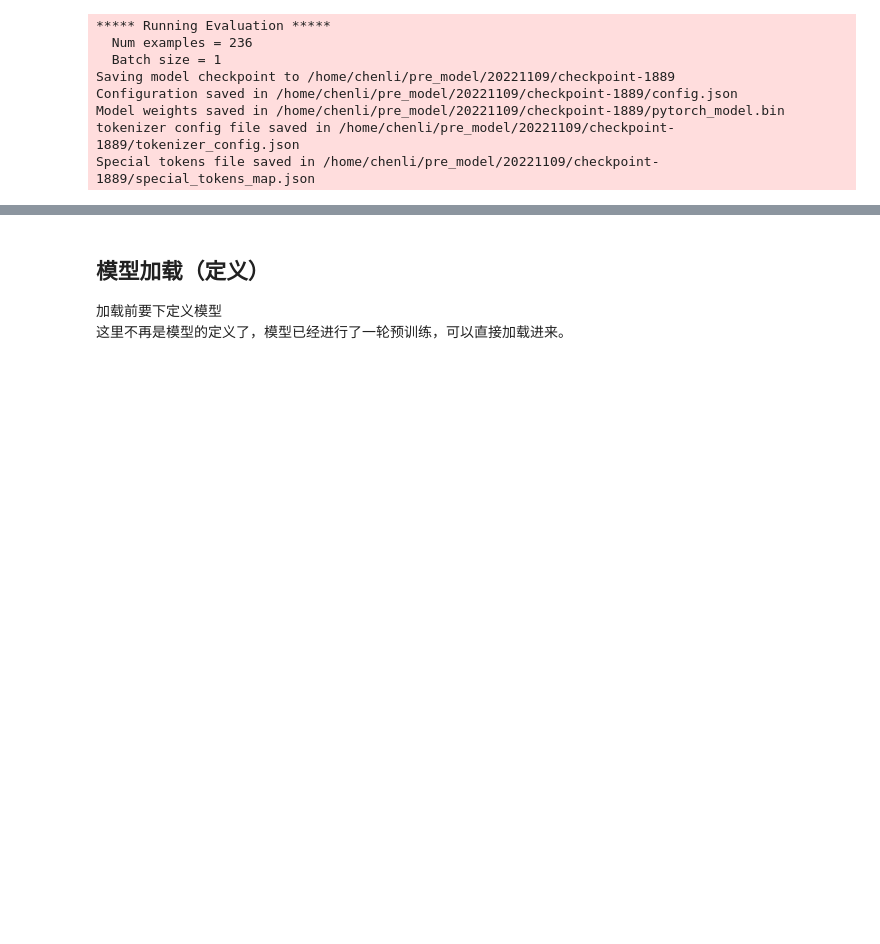
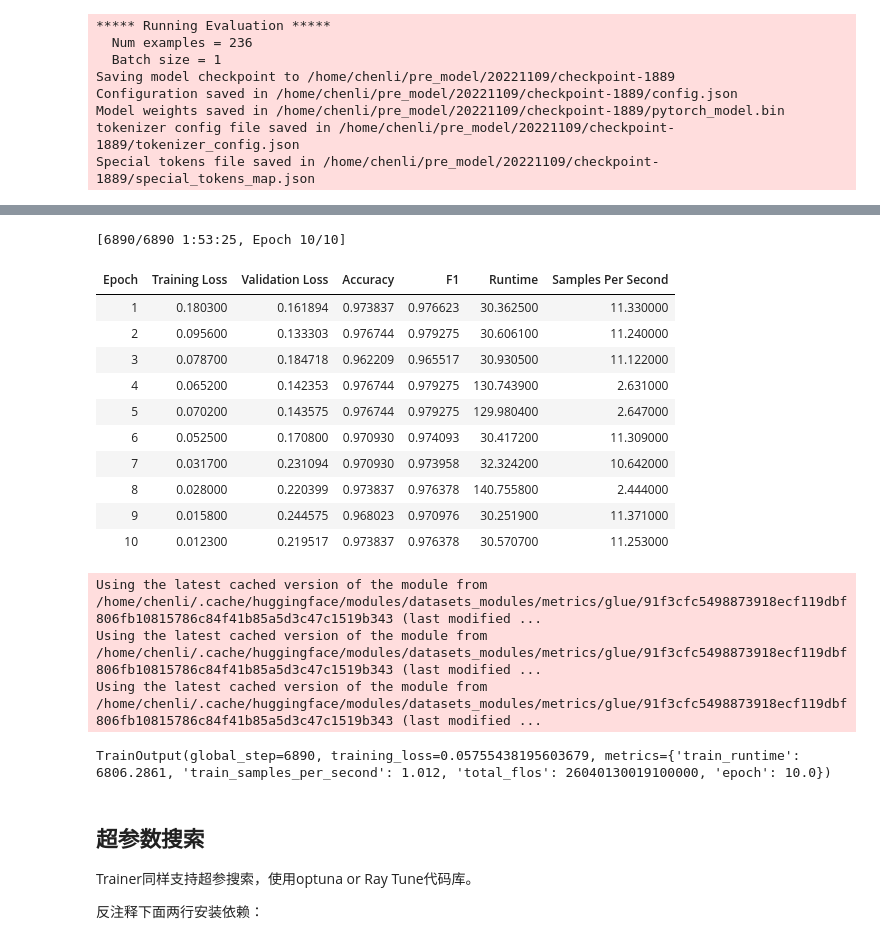
Before and after one commit to ChocolateLi/Pytorch, a Jupyter notebook: SentimentAnalysis/model/My_SentimentAnalysis_Task_2.0.ipynb, the cells around one changed output, grey strips where cells are left out. Saved outputs shown, nothing was run; the diff lists cells and outputs as text; code cells hidden in the pictures; blank space fills up the shorter version.

```diff
--- a/SentimentAnalysis/model/My_SentimentAnalysis_Task_2.0.ipynb
+++ b/SentimentAnalysis/model/My_SentimentAnalysis_Task_2.0.ipynb
@@ -272,5 +445,25 @@ Special tokens file saved in /home/chenli/pre_model/20221109/checkpoint-1889/spe
+# %%
+trainer.train()
+# %% [output]
+[6890/6890 1:53:25, Epoch 10/10]
+| Epoch | Training Loss | Validation Loss | Accuracy | F1 | Runtime | Samples Per Second |
+| 1 | 0.180300 | 0.161894 | 0.973837 | 0.976623 | 30.362500 | 11.330000 |
+| 2 | 0.095600 | 0.133303 | 0.976744 | 0.979275 | 30.606100 | 11.240000 |
+| 3 | 0.078700 | 0.184718 | 0.962209 | 0.965517 | 30.930500 | 11.122000 |
+| 4 | 0.065200 | 0.142353 | 0.976744 | 0.979275 | 130.743900 | 2.631000 |
+| 5 | 0.070200 | 0.143575 | 0.976744 | 0.979275 | 129.980400 | 2.647000 |
+| 6 | 0.052500 | 0.170800 | 0.970930 | 0.974093 | 30.417200 | 11.309000 |
+| 7 | 0.031700 | 0.231094 | 0.970930 | 0.973958 | 32.324200 | 10.642000 |
+| 8 | 0.028000 | 0.220399 | 0.973837 | 0.976378 | 140.755800 | 2.444000 |
+| 9 | 0.015800 | 0.244575 | 0.968023 | 0.970976 | 30.251900 | 11.371000 |
+| 10 | 0.012300 | 0.219517 | 0.973837 | 0.976378 | 30.570700 | 11.253000 |
+Using the latest cached version of the module from /home/chenli/.cache/huggingface/modules/datasets_modules/metrics/glue/91f3cfc5498873918ecf119dbf806fb10815786c84f41b85a5d3c47c1519b343 (last modified ...
+Using the latest cached version of the module from /home/chenli/.cache/huggingface/modules/datasets_modules/metrics/glue/91f3cfc5498873918ecf119dbf806fb10815786c84f41b85a5d3c47c1519b343 (last modified ...
+Using the latest cached version of the module from /home/chenli/.cache/huggingface/modules/datasets_modules/metrics/glue/91f3cfc5498873918ecf119dbf806fb10815786c84f41b85a5d3c47c1519b343 (last modified ...
+TrainOutput(global_step=6890, training_loss=0.05755438195603679, metrics={'train_runtime': 6806.2861, 'train_samples_per_second': 1.012, 'total_flos': 26040130019100000, 'epoch': 10.0})
 # %% [markdown]
-## 模型加载（定义）
-加载前要下定义模型 <br/>
-这里不再是模型的定义了，模型已经进行了一轮预训练，可以直接加载进来。
+## 超参数搜索
+Trainer同样支持超参搜索，使用optuna or Ray Tune代码库。
+
+反注释下面两行安装依赖：
 # %%
```
Also changed, not shown: parts of 50 cells of this notebook, 39 other files.
